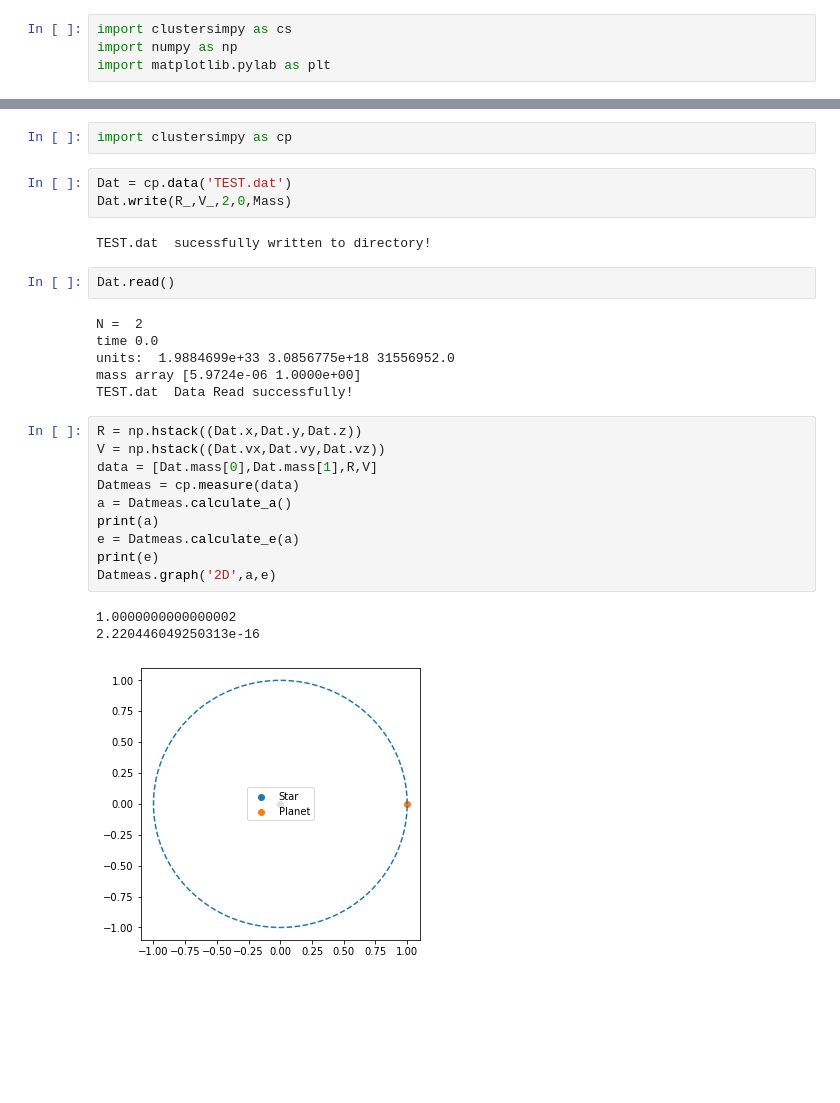
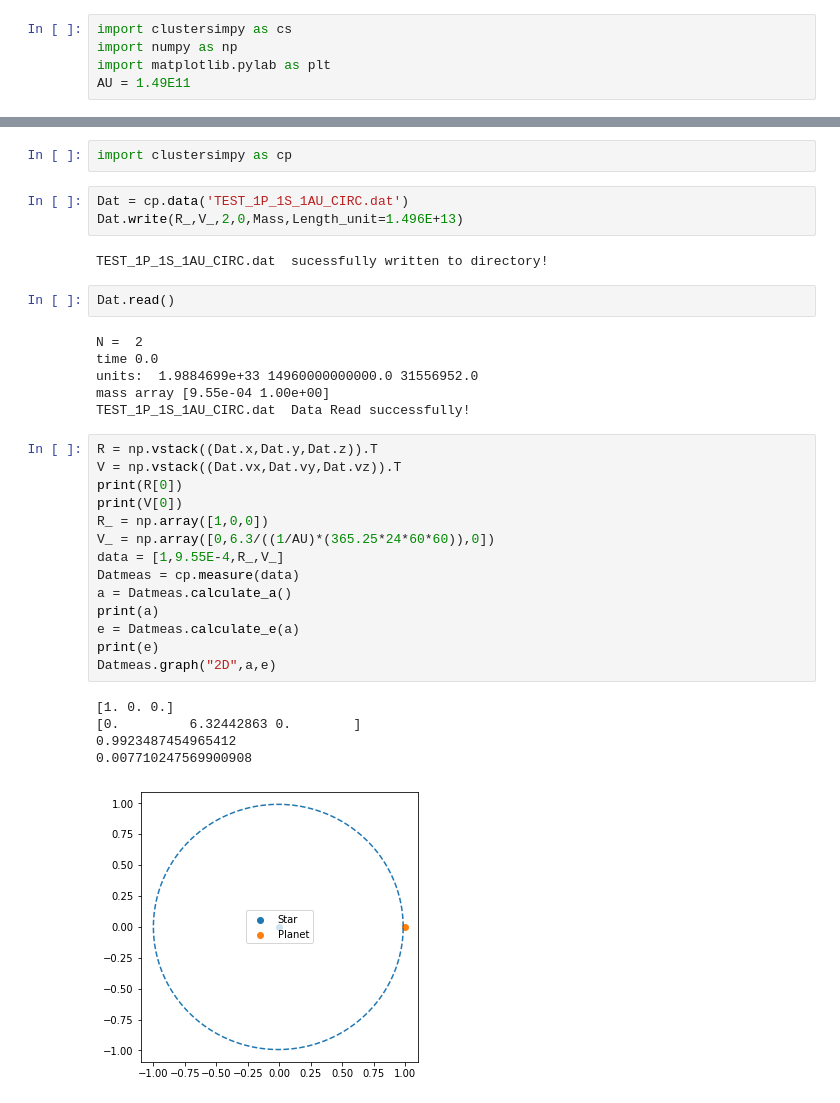
Before and after one commit to RhysAlfShaw/MSc_Project_Code, a Jupyter notebook: creating_test_inital_conditions_for_NBD.ipynb, the cells around one changed output, grey strips where cells are left out. Drawn from its saved outputs; the diff is of its cells as text; blank space fills up the shorter version.

```diff
--- a/creating_test_inital_conditions_for_NBD.ipynb
+++ b/creating_test_inital_conditions_for_NBD.ipynb
@@ -2,6 +2,7 @@
 import clustersimpy as cs
 import numpy as np
 import matplotlib.pylab as plt
+AU = 1.49E11
 # %%
 theta = np.array([0])
 phi = np.array([0])
@@ -50,29 +51,35 @@ Mass array: [[5.9724e-06]
 # %%
 import clustersimpy as cp
 # %%
-Dat = cp.data('TEST.dat')
-Dat.write(R_,V_,2,0,Mass)
+Dat = cp.data('TEST_1P_1S_1AU_CIRC.dat')
+Dat.write(R_,V_,2,0,Mass,Length_unit=1.496E+13)
 # %% [output]
-TEST.dat  sucessfully written to directory!
+TEST_1P_1S_1AU_CIRC.dat  sucessfully written to directory!
 # %%
 Dat.read()
 # %% [output]
 N =  2
 time 0.0
-units:  1.9884699e+33 3.0856775e+18 31556952.0
-mass array [5.9724e-06 1.0000e+00]
-TEST.dat  Data Read successfully!
+units:  1.9884699e+33 14960000000000.0 31556952.0
+mass array [9.55e-04 1.00e+00]
+TEST_1P_1S_1AU_CIRC.dat  Data Read successfully!
 # %%
-R = np.hstack((Dat.x,Dat.y,Dat.z))
-V = np.hstack((Dat.vx,Dat.vy,Dat.vz))
-data = [Dat.mass[0],Dat.mass[1],R,V]
+R = np.vstack((Dat.x,Dat.y,Dat.z)).T
+V = np.vstack((Dat.vx,Dat.vy,Dat.vz)).T
+print(R[0])
+print(V[0])
+R_ = np.array([1,0,0])
+V_ = np.array([0,6.3/((1/AU)*(365.25*24*60*60)),0])
+data = [1,9.55E-4,R_,V_]
 Datmeas = cp.measure(data)
 a = Datmeas.calculate_a()
 print(a)
 e = Datmeas.calculate_e(a)
 print(e)
-Datmeas.graph('2D',a,e)
+Datmeas.graph("2D",a,e)
 # %% [output]
-1.0000000000000002
-2.220446049250313e-16
+[1. 0. 0.]
+[0.         6.32442863 0.        ]
+0.9923487454965412
+0.007710247569900908
-[figure, old version]
+[figure, new version]
```
Also changed, not shown: parts of 3 cells of this notebook, 9 other files.
